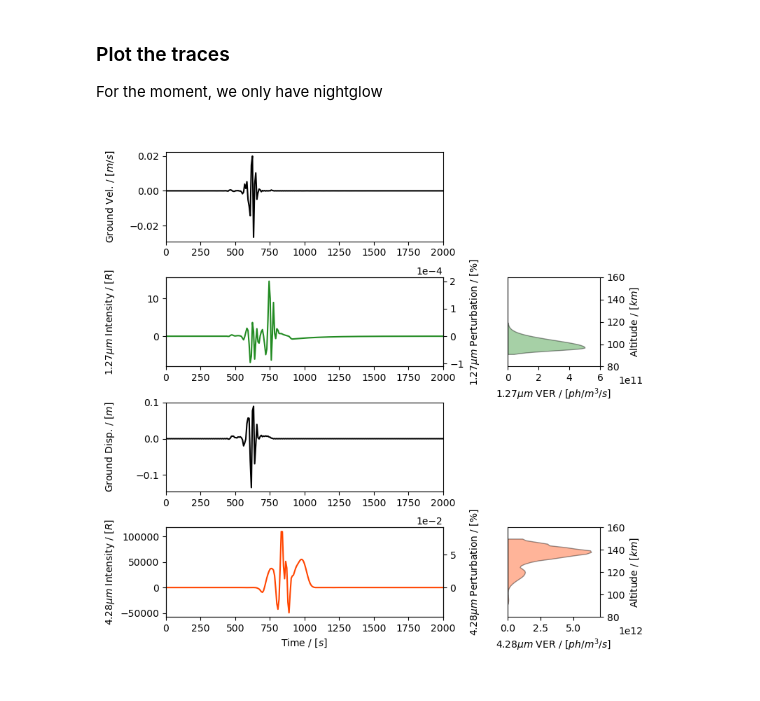
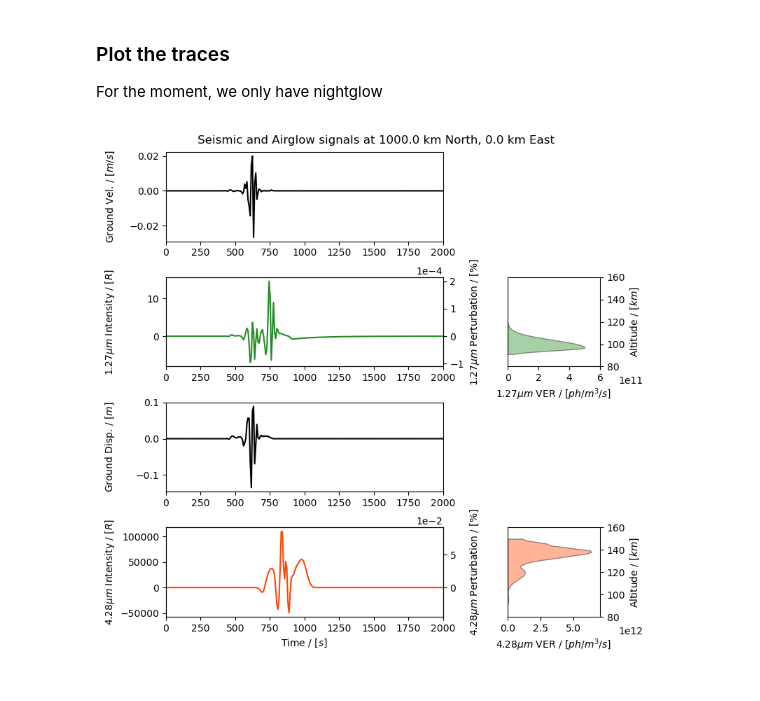
Before and after one commit to QuentinBrissaud/airglow_model, a Jupyter notebook: Test_new_scalers.ipynb, the cells around one changed output. Cells and saved outputs as stored; diff of their text form; code cells hidden in the pictures.

```diff
--- a/Test_new_scalers.ipynb
+++ b/Test_new_scalers.ipynb
@@ -185,6 +185,8 @@ i_east, i_north = 0, idx
 
 ### Create figure
 fig = plt.figure(figsize=(8, 8))
+fig.suptitle("Seismic and Airglow signals at {:.1f} km North, {:.1f} km East".format(AIRGLOW.NN[i_north]/1e3,
+                                                                                    AIRGLOW.EE[i_east]/1e3))
 gs = GridSpec(4, 2, figure=fig, width_ratios=[3, 1])
 
 axes = [fig.add_subplot(gs[i, 0]) for i in range(4)]
@@ -211,31 +213,32 @@ ax3b.plot(time, I_dayglow[i_east, i_north, :]/I_background_dayglow*100, ls=" ")
 ax3b.set_ylabel(r"4.28$\mu m$ Perturbation / [%]")
 ax3b.ticklabel_format(axis='y', style='sci', scilimits=(0,0))
 
 ### Plot VER profiles
 axv1.fill_betweenx(z_ver_127, 0, VER_127, edgecolor="k", facecolor=c_nightglow, alpha=0.4)
 axv1.set_ylabel(r"Altitude / [$km$]")
 axv1.set_xlabel(r"1.27$\mu m$ VER / [$ph/m^3/s$]")
 ###
 axv2.fill_betweenx(z_ver_428, 0, VER_428, edgecolor="k", facecolor=c_dayglow, alpha=0.4)
 axv2.set_ylabel(r"Altitude / [$km$]")
 axv2.set_xlabel(r"4.28$\mu m$ VER / [$ph/m^3/s$]")
 
 
 ###
 axes[-1].set_xlabel("Time / [$s$]")
 for ax in axes:
     ax.set_xlim(0,2000)
 axv1.set_xlim(0, 6e11)
 axv2.set_xlim(0, 7e12)
 for ax in [axv1, axv2]:
     ax.set_ylim(80,160)
     ax.yaxis.set_label_position("right")
     ax.yaxis.tick_right()
     ax.xaxis.get_offset_text().set_position((1.2, 1.0))  # (x, y) in axis coordinates
     ax.xaxis.get_offset_text().set_horizontalalignment('left')
     ax.xaxis.get_offset_text().set_verticalalignment('bottom')
 
 fig.subplots_adjust(hspace=0.4, wspace=0.35, bottom=0.12, top=0.95)
 fig.align_labels()
+fig.savefig(dir_save + "Nightglow_Dayglow_traces.png", dpi=300)
 # %% [output]
-[figure, old version]
+[figure, new version]
```
Also changed, not shown: parts of 2 cells of this notebook, 1 other file.
